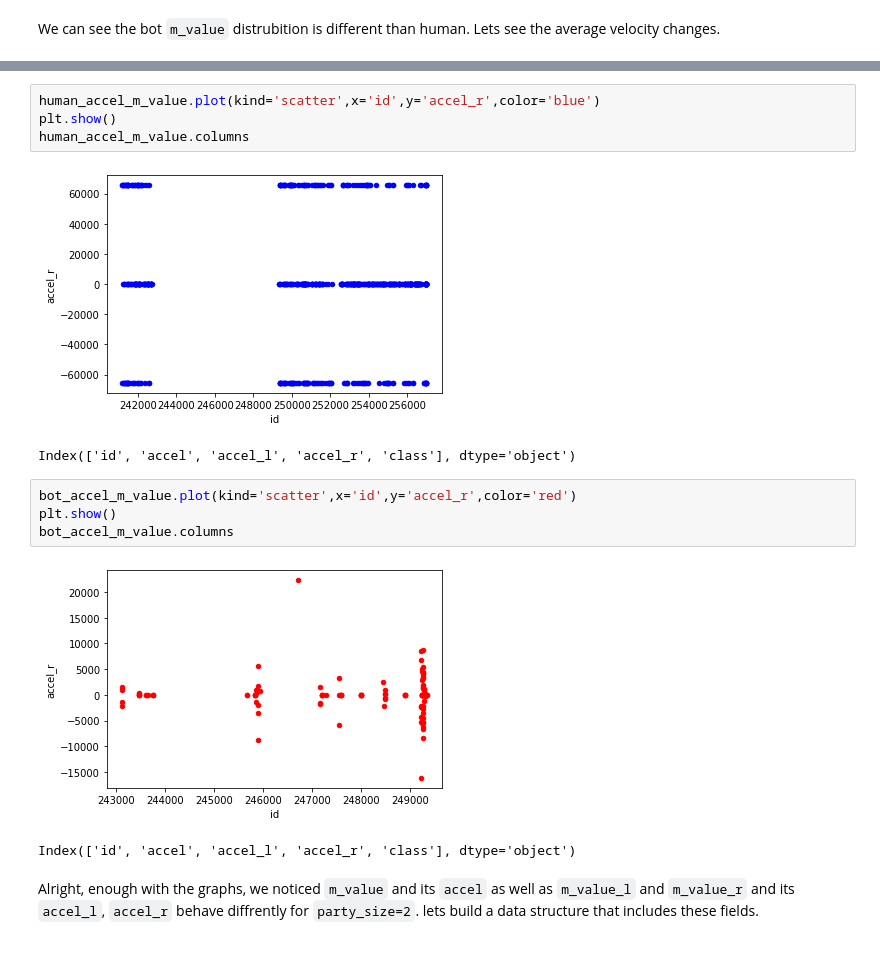
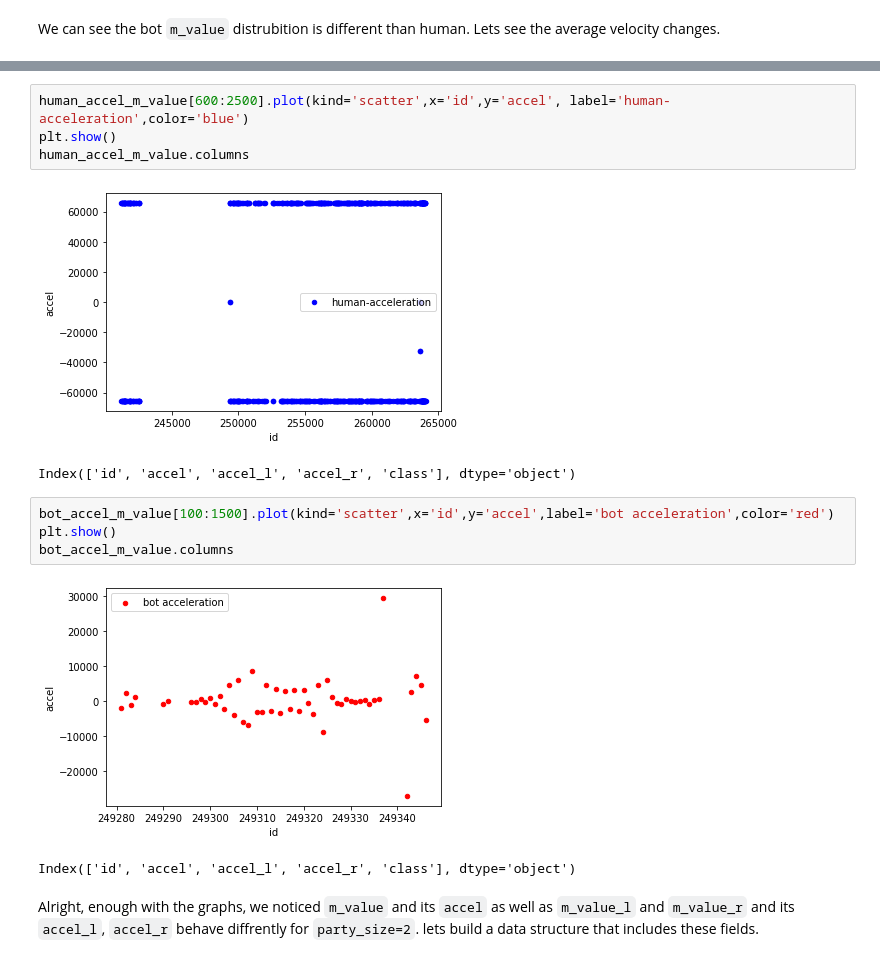
Before and after one commit to aws-samples/amazon-aurora-call-to-amazon-sagemaker-sample, a Jupyter notebook: stk-sample/env-build/sagemaker/stk-bot-detection-linear-reg-acceleration.ipynb, the cells around one changed output, grey strips where cells are left out. Cells and saved outputs as stored; diff of their text form.

```diff
--- a/stk-sample/env-build/sagemaker/stk-bot-detection-linear-reg-acceleration.ipynb
+++ b/stk-sample/env-build/sagemaker/stk-bot-detection-linear-reg-acceleration.ipynb
@@ -260,17 +260,17 @@ bot_vel_m_value.columns
 Index(['id', 'c_v', 'vel', 'vel_l', 'vel_r', 'class'], dtype='object')
 # %%
-human_accel_m_value.plot(kind='scatter',x='id',y='accel_r',color='blue')
+human_accel_m_value[600:2500].plot(kind='scatter',x='id',y='accel', label='human-acceleration',color='blue')
 plt.show()
 human_accel_m_value.columns
 # %% [output]
-[figure, old version]
+[figure, new version]
 Index(['id', 'accel', 'accel_l', 'accel_r', 'class'], dtype='object')
 # %%
-bot_accel_m_value.plot(kind='scatter',x='id',y='accel_r',color='red')
+bot_accel_m_value[100:1500].plot(kind='scatter',x='id',y='accel',label='bot acceleration',color='red')
 plt.show()
 bot_accel_m_value.columns
 # %% [output]
-[figure, old version]
+[figure, new version]
 Index(['id', 'accel', 'accel_l', 'accel_r', 'class'], dtype='object')
 # %% [markdown]
 Alright, enough with the graphs, we noticed `m_value` and its `accel` as well as `m_value_l` and `m_value_r` and its `accel_l`, `accel_r` behave diffrently for `party_size=2`. lets build a data structure that includes these fields.
```
Also changed, not shown: parts of 41 cells of this notebook.
